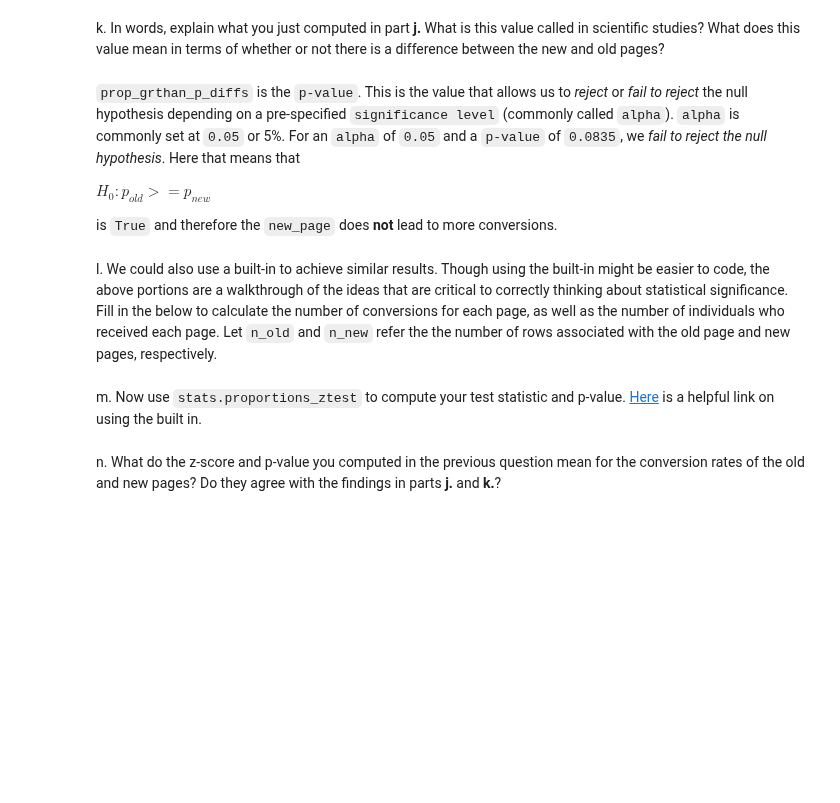
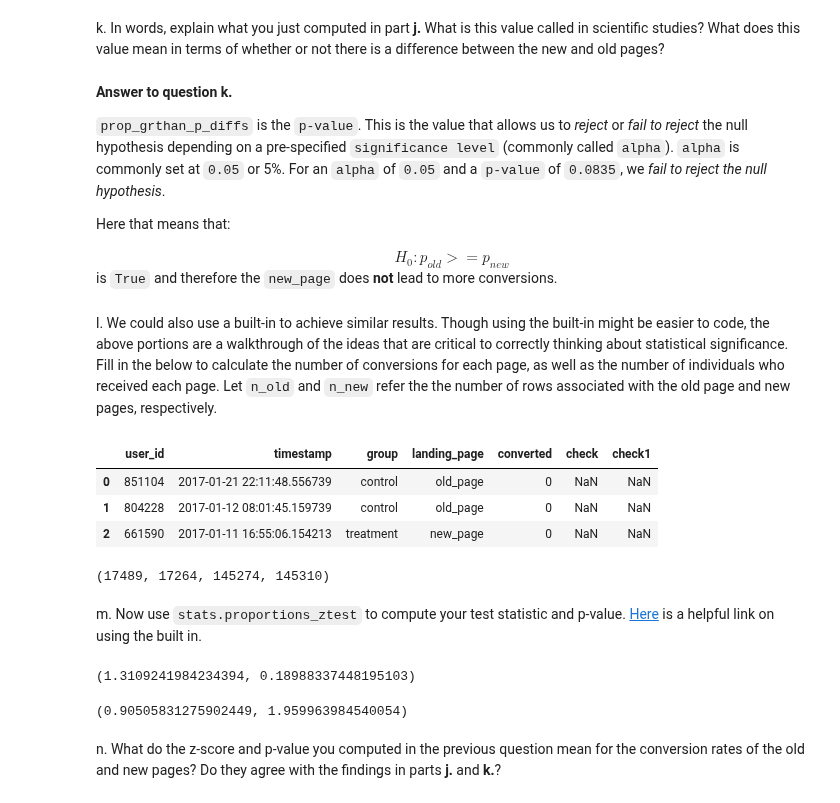
Before and after one commit to Zabamund/datasci-nano, a Jupyter notebook: AnalyzeABTest/Analyze_ab_test_results_notebook.ipynb, the cells around one changed output. Cells and saved outputs as stored; diff of their text form; code cells hidden in the pictures; blank space fills up the shorter version.

```diff
--- a/AnalyzeABTest/Analyze_ab_test_results_notebook.ipynb
+++ b/AnalyzeABTest/Analyze_ab_test_results_notebook.ipynb
@@ -519,9 +519,13 @@ prop_grthan_p_diffs
 # %% [markdown]
 k. In words, explain what you just computed in part **j.**  What is this value called in scientific studies?  What does this value mean in terms of whether or not there is a difference between the new and old pages?
 # %% [markdown]
-`prop_grthan_p_diffs` is the `p-value`. This is the value that allows us to *reject* or *fail to reject* the null hypothesis depending on a pre-specified `significance level` (commonly called `alpha`). `alpha` is commonly set at `0.05` or 5%. For an `alpha` of `0.05` and a `p-value` of `0.0835`, we *fail to reject the null hypothesis*. Here that means that
+**Answer to question k.**
 
-$H_{0}: p_{old}>=p_{new}$
+`prop_grthan_p_diffs` is the `p-value`. This is the value that allows us to *reject* or *fail to reject* the null hypothesis depending on a pre-specified `significance level` (commonly called `alpha`). `alpha` is commonly set at `0.05` or 5%. For an `alpha` of `0.05` and a `p-value` of `0.0835`, we *fail to reject the null hypothesis*.
+
+Here that means that:
+
+<center>$H_{0}: p_{old}>=p_{new}$</center>
 
 is `True` and therefore the `new_page` does **not** lead to more conversions.
 # %% [markdown]
@@ -536,4 +533,36 @@ n_new =
+# %%
+df2.head(3)
+# %% [output]
+|  | user_id | timestamp | group | landing_page | converted | check | check1 |
+| 0 | 851104 | 2017-01-21 22:11:48.556739 | control | old_page | 0 | NaN | NaN |
+| 1 | 804228 | 2017-01-12 08:01:45.159739 | control | old_page | 0 | NaN | NaN |
+| 2 | 661590 | 2017-01-11 16:55:06.154213 | treatment | new_page | 0 | NaN | NaN |
+# %%
+import statsmodels.api as sm
+
+convert_old = df2[df2['group']=='control'].sum()['converted']
+convert_new = df2[df2['group']=='treatment'].sum()['converted']
+n_old = len(df2[df2['group']=='control'])
+n_new = len(df2[df2['group']=='treatment'])
+convert_old, convert_new, n_old, n_new
+# %% [output]
+(17489, 17264, 145274, 145310)
 # %% [markdown]
 m. Now use `stats.proportions_ztest` to compute your test statistic and p-value.  [Here](http://knowledgetack.com/python/statsmodels/proportions_ztest/) is a helpful link on using the built in.
+# %%
+# from http://knowledgetack.com/python/statsmodels/proportions_ztest/
+z_score, p_value = sm.stats.proportions_ztest([convert_old, convert_new], [n_old, n_new])
+z_score, p_value
+# %% [output]
+(1.3109241984234394, 0.18988337448195103)
+# %%
+# from http://knowledgetack.com/python/statsmodels/proportions_ztest/
+from scipy.stats import norm
+
+sign_z_score = norm.cdf(z_score) # Tells us how significant our z-score is
+crit_val_95conf = norm.ppf(1-(0.05/2)) # Tells us what our critical value at 95% confidence is
+sign_z_score, crit_val_95conf
+# %% [output]
+(0.90505831275902449, 1.959963984540054)
 # %% [markdown]
 n. What do the z-score and p-value you computed in the previous question mean for the conversion rates of the old and new pages?  Do they agree with the findings in parts **j.** and **k.**?
```
Also changed, not shown: parts of 3 cells of this notebook.
